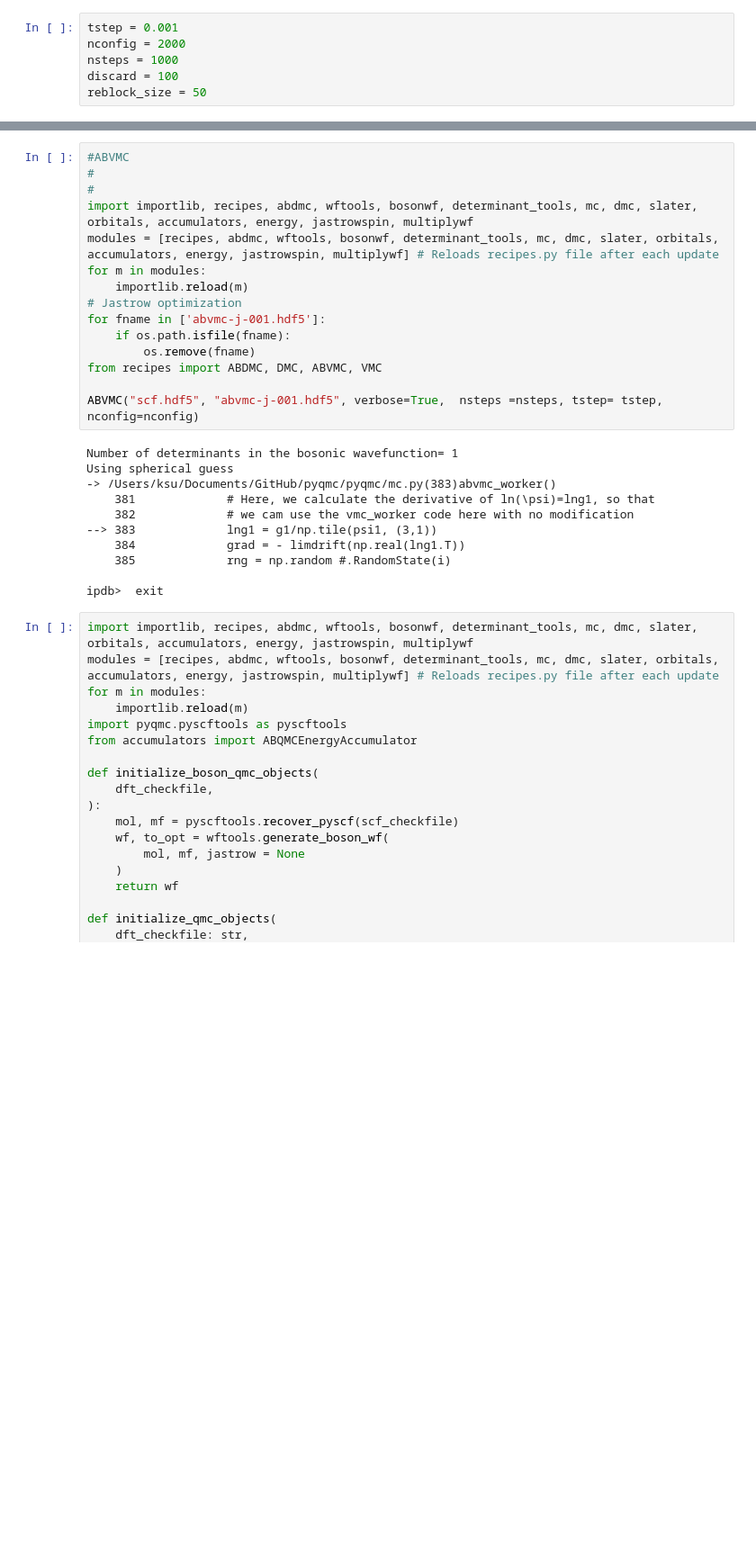
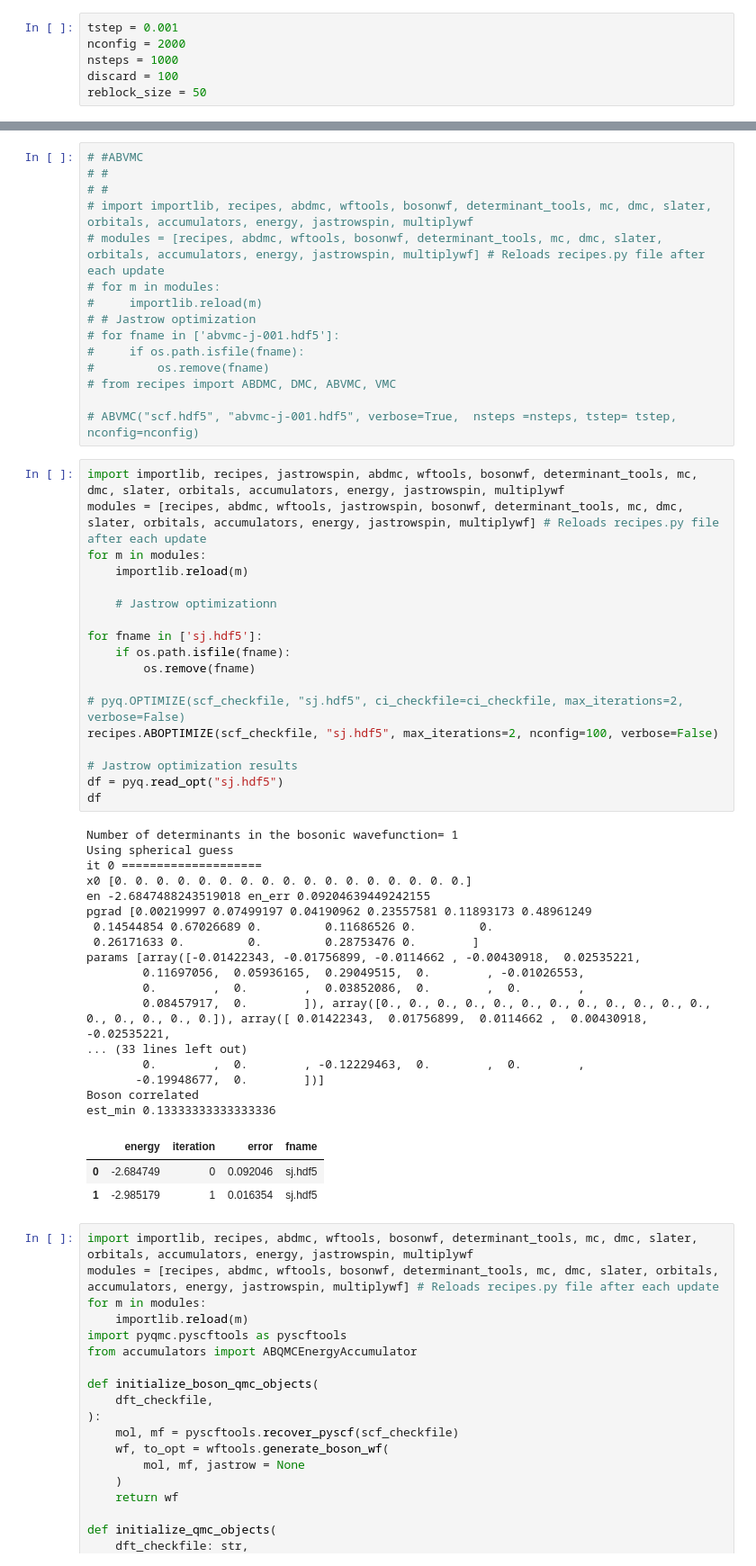
Before and after one commit to kayahans/pyqmc, a Jupyter notebook: pyqmc/test-value-hf.ipynb, the cells around one changed output, grey strips where cells are left out. Shown at 90% size. Saved outputs shown, nothing was run; the diff lists cells and outputs as text; blank space fills up the shorter version.

Commit message:
ovlp pyqmc working

```diff
--- a/pyqmc/test-value-hf.ipynb
+++ b/pyqmc/test-value-hf.ipynb
@@ -192,29 +189,57 @@ KeyboardInterrupt:
 # %%
-#ABVMC
-#
-#
-import importlib, recipes, abdmc, wftools, bosonwf, determinant_tools, mc, dmc, slater, orbitals, accumulators, energy, jastrowspin, multiplywf
-modules = [recipes, abdmc, wftools, bosonwf, determinant_tools, mc, dmc, slater, orbitals, accumulators, energy, jastrowspin, multiplywf] # Reloads recipes.py file after each update
-for m in modules:
-    importlib.reload(m)
-# Jastrow optimization
-for fname in ['abvmc-j-001.hdf5']:
-    if os.path.isfile(fname):
-        os.remove(fname)
-from recipes import ABDMC, DMC, ABVMC, VMC
+# #ABVMC
+# #
+# #
+# import importlib, recipes, abdmc, wftools, bosonwf, determinant_tools, mc, dmc, slater, orbitals, accumulators, energy, jastrowspin, multiplywf
+# modules = [recipes, abdmc, wftools, bosonwf, determinant_tools, mc, dmc, slater, orbitals, accumulators, energy, jastrowspin, multiplywf] # Reloads recipes.py file after each update
+# for m in modules:
+#     importlib.reload(m)
+# # Jastrow optimization
+# for fname in ['abvmc-j-001.hdf5']:
+#     if os.path.isfile(fname):
+#         os.remove(fname)
+# from recipes import ABDMC, DMC, ABVMC, VMC
 
-ABVMC("scf.hdf5", "abvmc-j-001.hdf5", verbose=True,  nsteps =nsteps, tstep= tstep, nconfig=nconfig)
+# ABVMC("scf.hdf5", "abvmc-j-001.hdf5", verbose=True,  nsteps =nsteps, tstep= tstep, nconfig=nconfig)
-# %% [output]
-Number of determinants in the bosonic wavefunction= 1
-Using spherical guess
--> /Users/ksu/Documents/GitHub/pyqmc/pyqmc/mc.py(383)abvmc_worker()
-    381             # Here, we calculate the derivative of ln(\psi)=lng1, so that
-    382             # we cam use the vmc_worker code here with no modification
---> 383             lng1 = g1/np.tile(psi1, (3,1))
-    384             grad = - limdrift(np.real(lng1.T))
-    385             rng = np.random #.RandomState(i)
-
-ipdb>  exit
+# %%
+import importlib, recipes, jastrowspin, abdmc, wftools, bosonwf, determinant_tools, mc, dmc, slater, orbitals, accumulators, energy, jastrowspin, multiplywf
+modules = [recipes, abdmc, wftools, jastrowspin, bosonwf, determinant_tools, mc, dmc, slater, orbitals, accumulators, energy, jastrowspin, multiplywf] # Reloads recipes.py file after each update
+for m in modules:
+    importlib.reload(m)
+
+    # Jastrow optimizationn
+
+for fname in ['sj.hdf5']:
+    if os.path.isfile(fname):
+        os.remove(fname)
+
+# pyq.OPTIMIZE(scf_checkfile, "sj.hdf5", ci_checkfile=ci_checkfile, max_iterations=2, verbose=False)
+recipes.ABOPTIMIZE(scf_checkfile, "sj.hdf5", max_iterations=2, nconfig=100, verbose=False)
+
+# Jastrow optimization results
+df = pyq.read_opt("sj.hdf5")
+df
+# %% [output]
+Number of determinants in the bosonic wavefunction= 1
+Using spherical guess
+it 0 ====================
+x0 [0. 0. 0. 0. 0. 0. 0. 0. 0. 0. 0. 0. 0. 0. 0. 0. 0.]
+en -2.6847488243519018 en_err 0.09204639449242155
+pgrad [0.00219997 0.07499197 0.04190962 0.23557581 0.11893173 0.48961249
+ 0.14544854 0.67026689 0.         0.11686526 0.         0.
+ 0.26171633 0.         0.         0.28753476 0.        ]
+params [array([-0.01422343, -0.01756899, -0.0114662 , -0.00430918,  0.02535221,
+        0.11697056,  0.05936165,  0.29049515,  0.        , -0.01026553,
+        0.        ,  0.        ,  0.03852086,  0.        ,  0.        ,
+        0.08457917,  0.        ]), array([0., 0., 0., 0., 0., 0., 0., 0., 0., 0., 0., 0., 0., 0., 0., 0., 0.]), array([ 0.01422343,  0.01756899,  0.0114662 ,  0.00430918, -0.02535221,
+... (33 lines left out)
+        0.        ,  0.        , -0.12229463,  0.        ,  0.        ,
+       -0.19948677,  0.        ])]
+Boson correlated
+est_min 0.13333333333333336
+|  | energy | iteration | error | fname |
+| 0 | -2.684749 | 0 | 0.092046 | sj.hdf5 |
+| 1 | -2.985179 | 1 | 0.016354 | sj.hdf5 |
 # %%
 import importlib, recipes, abdmc, wftools, bosonwf, determinant_tools, mc, dmc, slater, orbitals, accumulators, energy, jastrowspin, multiplywf
 modules = [recipes, abdmc, wftools, bosonwf, determinant_tools, mc, dmc, slater, orbitals, accumulators, energy, jastrowspin, multiplywf] # Reloads recipes.py file after each update
```
Also changed, not shown: parts of 4 cells of this notebook, 15 other files.
